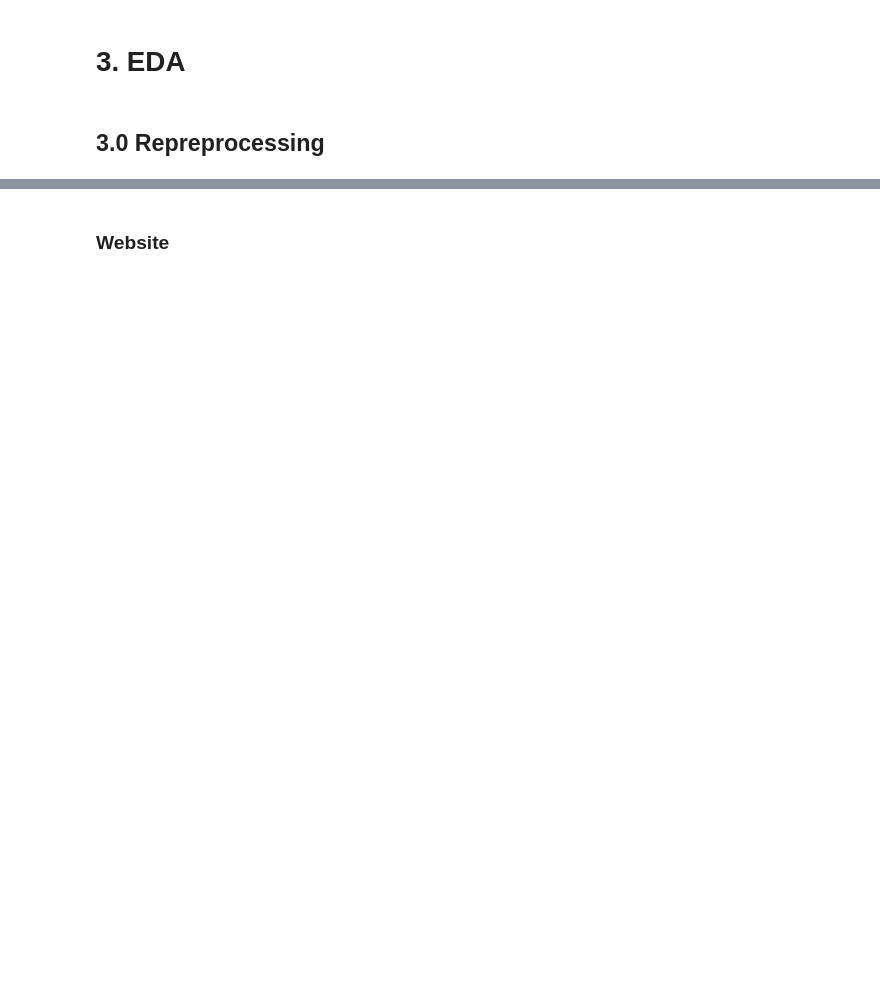
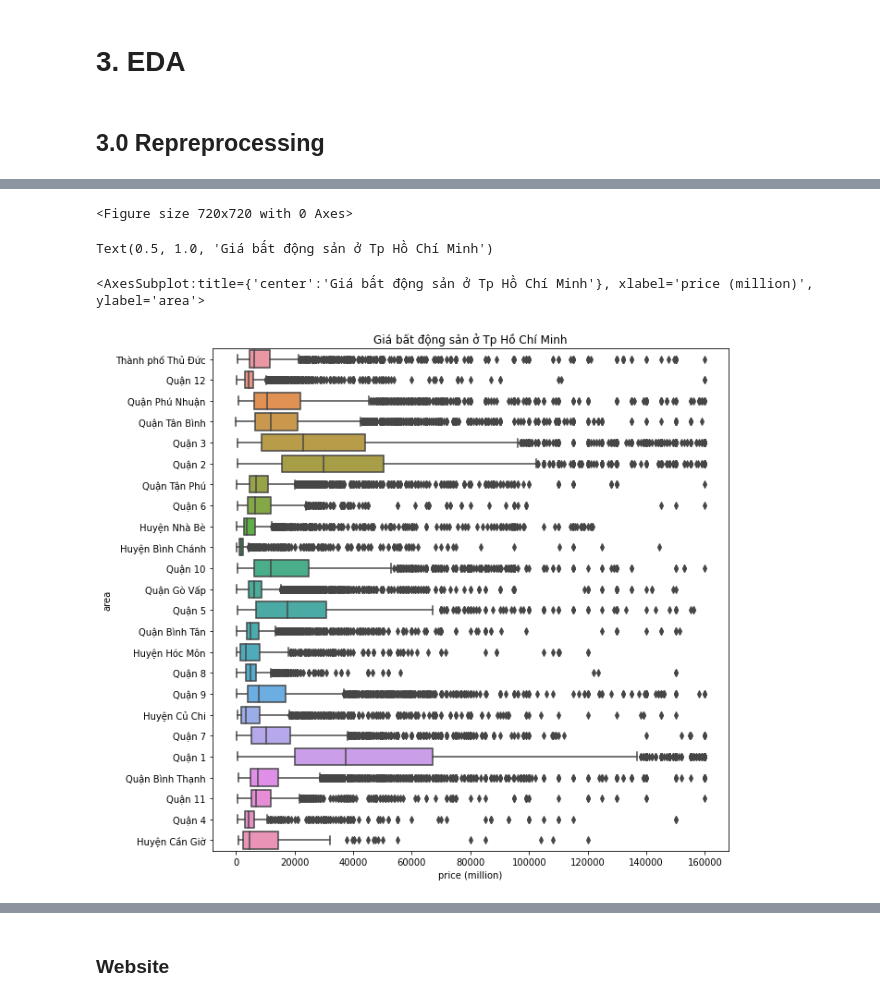
Before and after one commit to DaiVo20/-Real-Estate-Data-Analysis, a Jupyter notebook: EDA.ipynb, the cells around one changed output, grey strips where cells are left out. Drawn from its saved outputs; the diff is of its cells as text; code cells hidden in the pictures; blank space fills up the shorter version.

```diff
--- a/EDA.ipynb
+++ b/EDA.ipynb
@@ -97,0 +124,3 @@ BDS_df.head(5)
+# %%
+price_mark = BDS_df['price (million)'].quantile(0.99)
+price_mark
@@ -97,0 +131,28 @@ BDS_df.head(5)
+# %%
+def replace_error_value(x):
+    '''
+        Kiểm tra và thay thế các giá trị không đúng định dạng trong thuộc tính ward
+        Giá trị bắt đầu là "Xã", "Phường", "Thị trấn" là hợp lệ
+
+        Parameters
+        ----------
+            - x (string): chuỗi giá trị cần kiểm tra
+
+        Returns
+        ----------
+            - Kết quả sau khi kiểm tra
+    '''
+    if isinstance(x, (int, float)) or x == np.nan:
+        return np.nan
+
+    temp = x.lower()
+    if temp.startswith(('xã', 'phường', 'thị trấn')):
+        return x
+
+    return np.nan
+
+
+BDS_df['ward'] = BDS_df['ward'].apply(replace_error_value)
+# %%
+BDS_df['ward'].replace(
+    {"xã Tân An Hội Xã Tân An Hội": "Xã Tân An Hội"}, inplace=True)
@@ -97,0 +211,14 @@ BDS_df.head(5)
+# %%
+BDS_df = BDS_df[BDS_df['area'] != "Quận Bắc Từ Liêm"]
+# %%
+plt.figure(figsize=(10, 10))
+# sns.countplot(x='region',data=BDS_df)
+BDS_HCM = BDS_df[(BDS_df['price (million)'] <= price_mark)
+                 & (BDS_df['region'] == "Hồ Chí Minh")]
+plt.title("Giá bất động sản ở Tp Hồ Chí Minh")
+sns.boxplot(y='area', x='price (million)', orient='h', data=BDS_HCM)
+# %% [output]
+<Figure size 720x720 with 0 Axes>
+Text(0.5, 1.0, 'Giá bất động sản ở Tp Hồ Chí Minh')
+<AxesSubplot:title={'center':'Giá bất động sản ở Tp Hồ Chí Minh'}, xlabel='price (million)', ylabel='area'>
+[figure, added]
```
Also changed, not shown: parts of 96 cells of this notebook, 5 other files.
